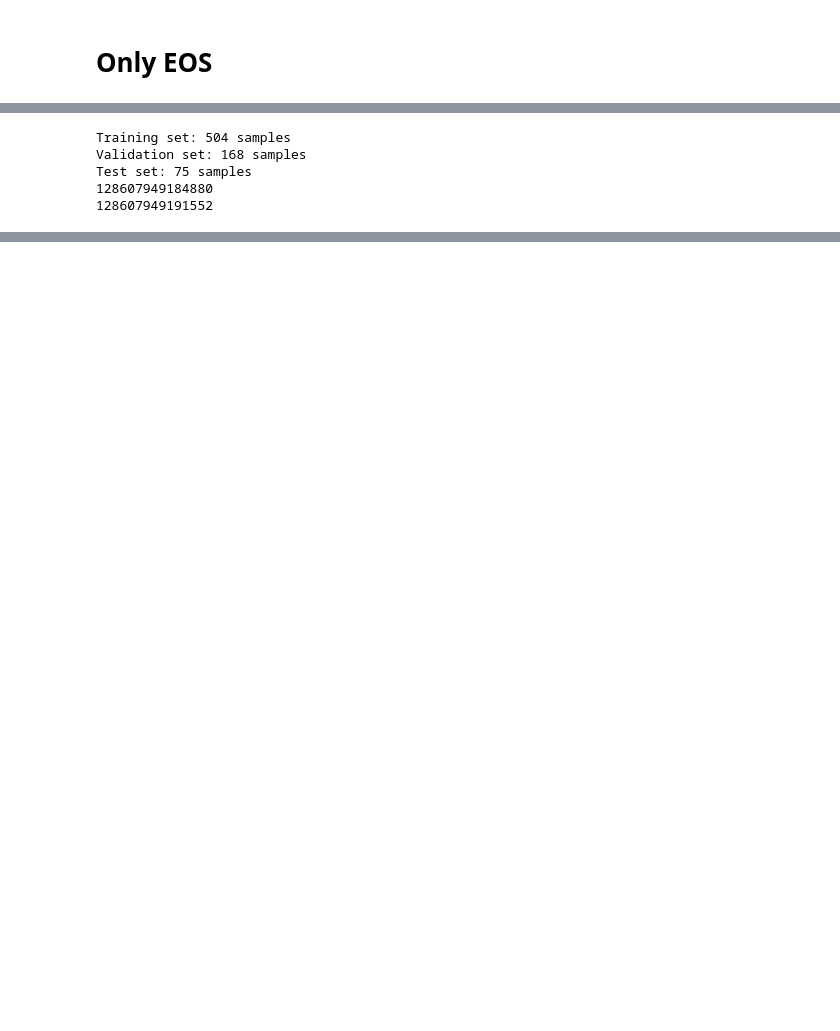
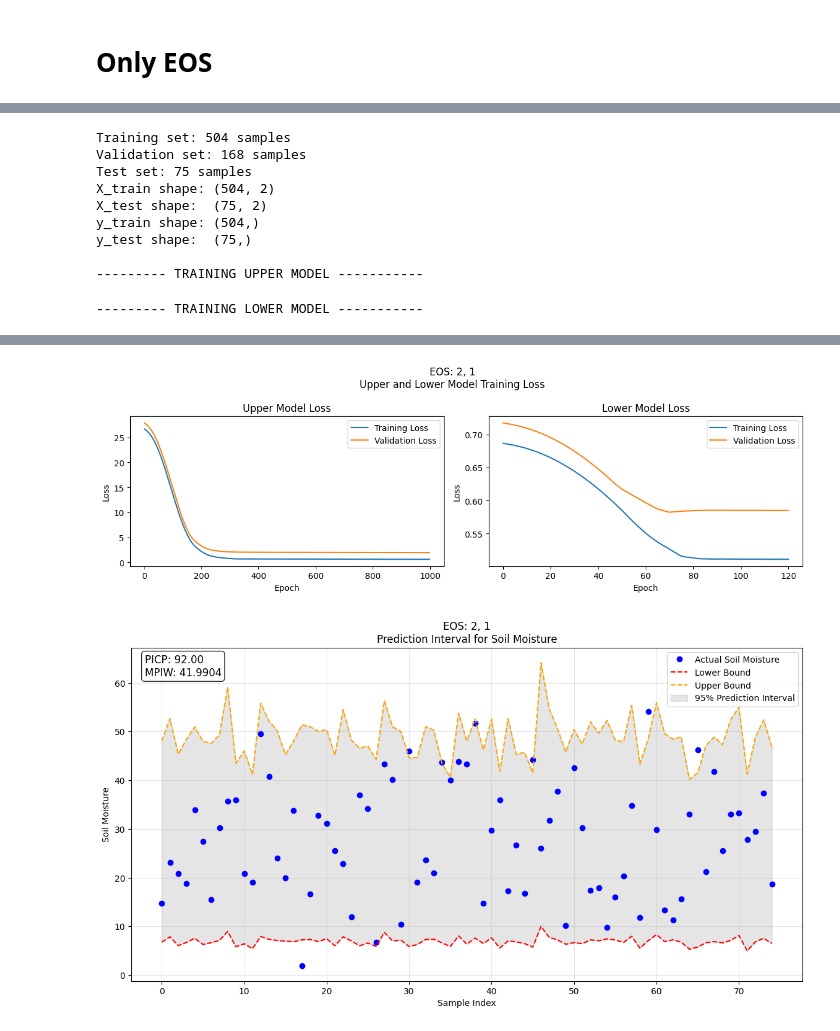
Before and after one commit to kshipra-jadav/major-2-experiments, a Jupyter notebook: code/pi_estimation.ipynb, the cells around one changed output, grey strips where cells are left out. Drawn from its saved outputs; the diff is of its cells as text; code cells hidden in the pictures; blank space fills up the shorter version.

Commit message:
finish logic for PI estimation. Onto Experiments.

```diff
--- a/code/pi_estimation.ipynb
+++ b/code/pi_estimation.ipynb
@@ -30,10 +53,16 @@ model = tf.keras.Sequential([
     tf.keras.layers.Dense(1)
 ])
 
-PredictionIntervalEstimation(eos, features=['HH', 'HV'], target='SM', satellite='EOS').train_model(model)
+exp = PredictionIntervalEstimation(eos, features=['HH', 'HV'], target='SM', satellite='EOS')
+exp.run_experiment(model, model_param_string='2, 1', epochs=1000)
 # %% [output]
 Training set: 504 samples
 Validation set: 168 samples
 Test set: 75 samples
-128607949184880
-128607949191552
+X_train shape: (504, 2)
+X_test shape:  (75, 2)
+y_train shape: (504,)
+y_test shape:  (75,)
+
+--------- TRAINING UPPER MODEL -----------
+--------- TRAINING LOWER MODEL -----------
@@ -39,0 +71,2 @@ Test set: 75 samples
+[figure, added]
+[figure, added]
```
Also changed, not shown: parts of 6 cells of this notebook, 3 other files.
